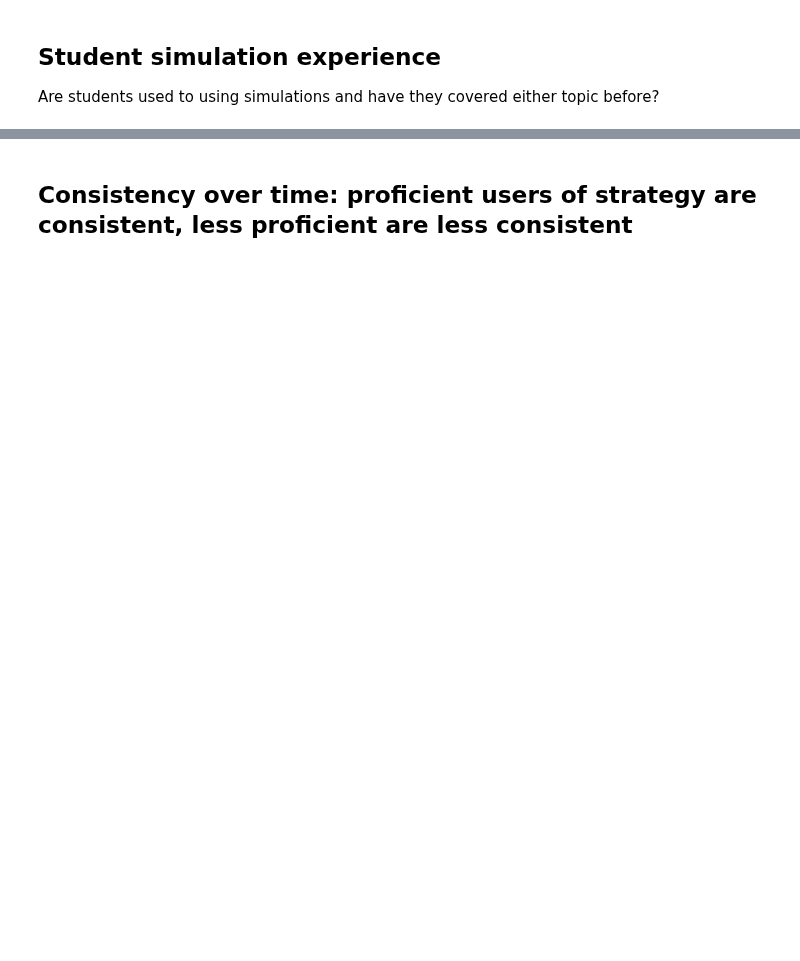
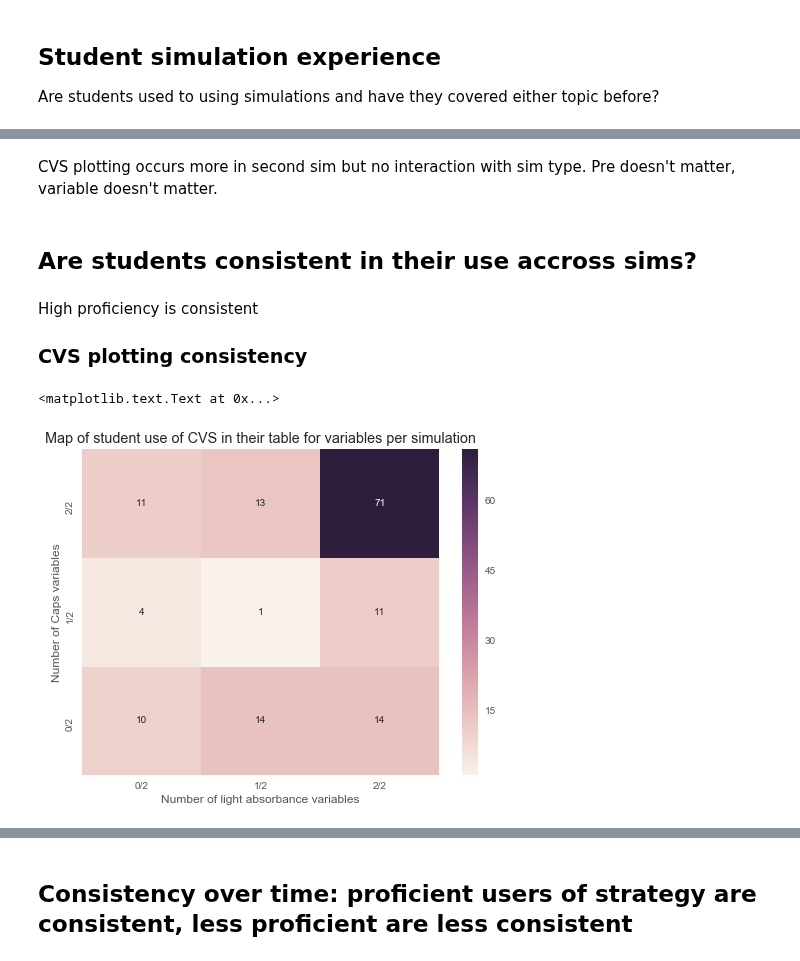
Before and after one commit to jmassall/inquiry_virtualLabs_study, a Jupyter notebook: analysis/storyline.ipynb, the cells around one changed output, grey strips where cells are left out. Drawn from its saved outputs; the diff is of its cells as text; code cells hidden in the pictures; blank space fills up the shorter version.

```diff
--- a/analysis/storyline.ipynb
+++ b/analysis/storyline.ipynb
@@ -17,9 +17,16 @@ import matplotlib.pyplot as plt
 from tabulate import tabulate
 from scipy.stats import mannwhitneyu
 import seaborn as sns
+import statsmodels.api as sm
+pd.set_option("display.width", 100)
+import matplotlib.pyplot as plt
+from statsmodels.formula.api import ols
+from statsmodels.graphics.api import interaction_plot, abline_plot
+from statsmodels.stats.anova import anova_lm
+from statsmodels.discrete.discrete_model import Logit
 %matplotlib inline
 matplotlib.style.use('ggplot')
-matplotlib.rcParams['figure.figsize'] = 7, 4
+matplotlib.rcParams['figure.figsize'] = 8, 6
 pd.set_option('precision',3)
 np.set_printoptions(precision=3,suppress=True)
 # %% [markdown]
@@ -68,11 +75,13 @@ for v in variables:
 
 graph_cvs_df2['sum'] = graph_cvs_df2[variables].sum(axis=1)
 table_cvs_df2['sum'] = table_cvs_df2[variables].sum(axis=1)
-table_cvs_df2['sum caps'] = table_cvs_df2[['Battery voltage','Area','Separation']].sum(axis=1)
-table_cvs_df2['sum light absorbance'] = table_cvs_df2[["Wavelength","Width","Concentration"]].sum(axis=1)
-graph_cvs_df2['sum caps'] = graph_cvs_df2[['Battery voltage','Area','Separation']].sum(axis=1)
-graph_cvs_df2['sum light absorbance'] = graph_cvs_df2[["Wavelength","Width","Concentration"]].sum(axis=1)
-table_cvs_df2.head()
+
+table_cvs_df2['sum caps'] = table_cvs_df2[['Area','Separation']].sum(axis=1)
+table_cvs_df2['sum light'] = table_cvs_df2[["Width","Concentration"]].sum(axis=1)
+
+graph_cvs_df2['sum caps'] = graph_cvs_df2[['Area','Separation']].sum(axis=1)
+graph_cvs_df2['sum light'] = graph_cvs_df2[["Width","Concentration"]].sum(axis=1)
+# table_cvs_df2.head()
 # %% [output]
 |  | studentid | Battery voltage | Area | Separation | Wavelength | Width | Concentration | activity order | ... |
 | 0 | 11612162 | 0 | 0 | 0 | 1 | 1 | 1 | CL | ... |
@@ -208,0 +328,21 @@ Yes use of strategies changes outcome! Suggesting that the captured behaviors ar
+# %% [markdown]
+CVS plotting occurs more in second sim but no interaction with sim type. Pre doesn't matter, variable doesn't matter.
+# %% [markdown]
+## Are students consistent in their use accross sims?
+# %% [markdown]
+High proficiency is consistent
+### CVS plotting consistency
+# %%
+cvs_sim = np.zeros((3,3),dtype=int)
+for i in range(3):
+    for j in range(3):
+        cvs_sim[i,j] = len(table_cvs_df2[(table_cvs_df2['sum caps']==i)&(table_cvs_df2['sum light']==j)])
+ax = sns.heatmap(np.flip(cvs_sim,0),annot=True, fmt="d")
+ax.set_xticklabels(['0/2','1/2','2/2'])
+ax.set_yticklabels(['0/2','1/2','2/2'])
+plt.xlabel('Number of light absorbance variables')
+plt.ylabel('Number of Caps variables')
+plt.title('Map of student use of CVS in their table for variables per simulation')
+# %% [output]
+<matplotlib.text.Text at 0x...>
+[figure, added]
```
Also changed, not shown: parts of 52 cells of this notebook.
